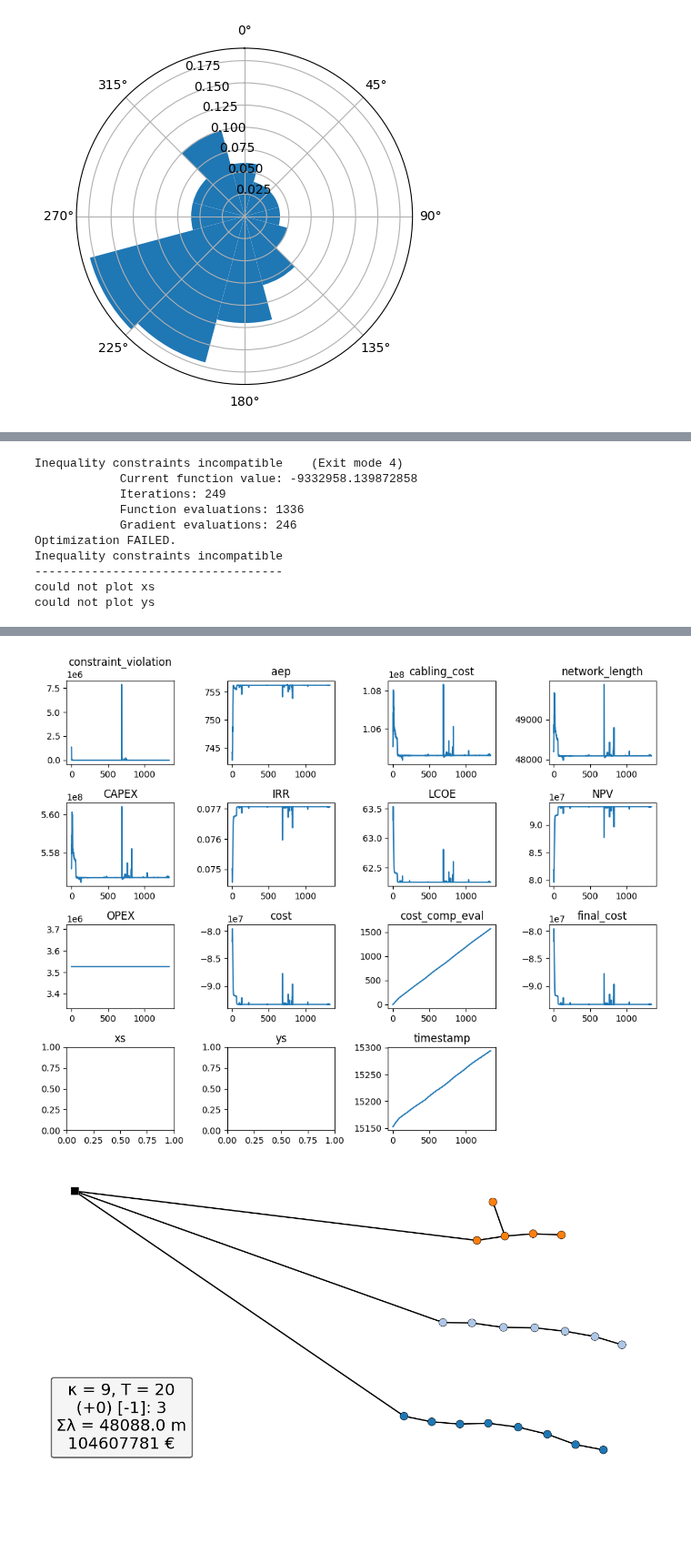
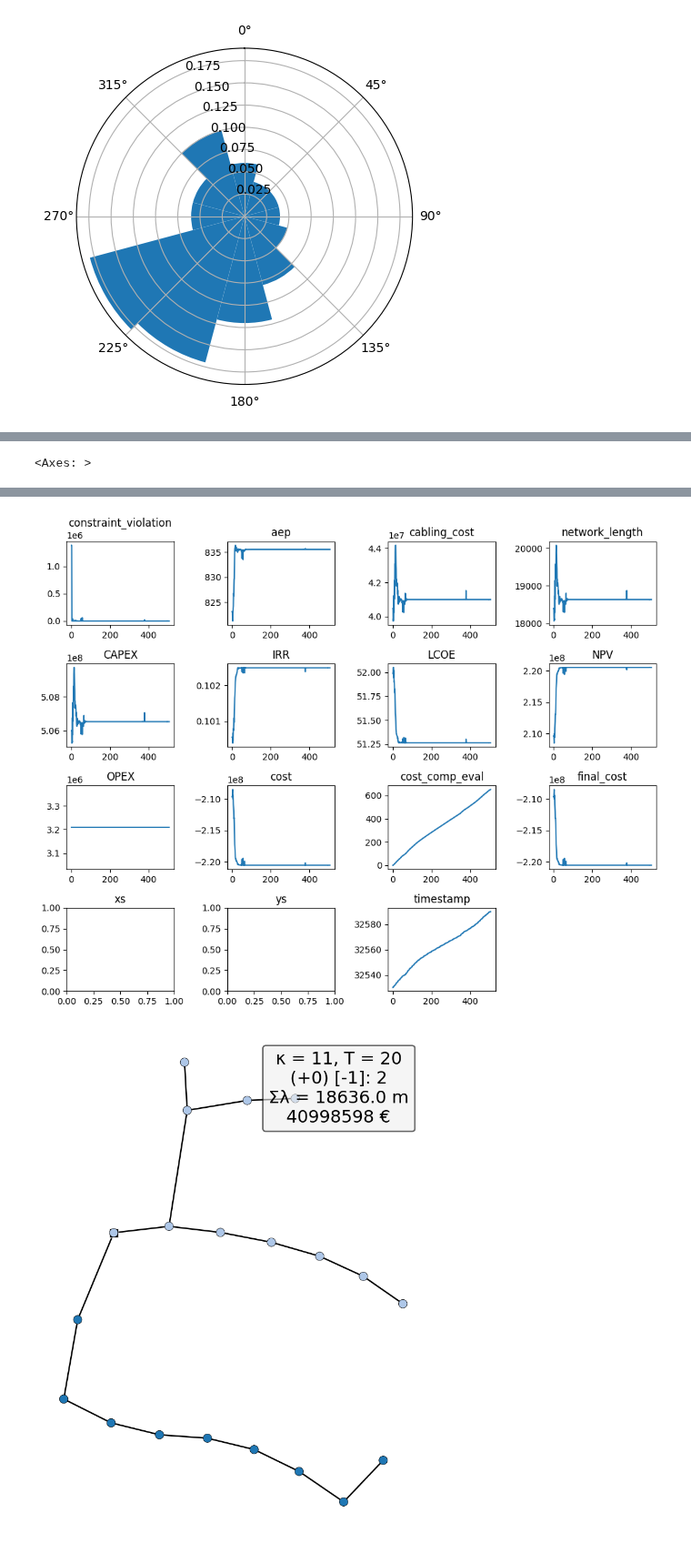
Before and after one commit to Xeidit/WindFarm2, a Jupyter notebook: WindFarmSimAndOptimisation.ipynb, the cells around one changed output, grey strips where cells are left out. Shown at 91% size. Drawn from its saved outputs; the diff is of its cells as text; code cells hidden in the pictures; blank space fills up the shorter version.

Commit message:
Added cable calcs

```diff
--- a/WindFarmSimAndOptimisation.ipynb
+++ b/WindFarmSimAndOptimisation.ipynb
@@ -40,12 +44,13 @@ from py_wake.wind_turbines import WindTurbines
 from py_wake.examples.data.dtu10mw import DTU10MW
 from py_wake.wind_turbines import WindTurbine, WindTurbines
 from py_wake.wind_turbines.power_ct_functions import PowerCtTabular
+from py_wake.wind_turbines.generic_wind_turbines import GenericWindTurbine
 import numpy as np
 
-diameter = 200 #Turbine blade diameter in m
-hub_height = 127 #Hub height in m
+diameter = 201 #Turbine blade diameter in m
+hub_height = 145 #Hub height in m
+wt = GenericWindTurbine('G10MW', diameter, hub_height, power_norm=10000, turbulence_intensity=.1)
 
-wt = DTU10MW() #Example 10mw turbine https://backend.orbit.dtu.dk/ws/portalfiles/portal/55645274/The_DTU_10MW_Reference_Turbine_Christian_Bak.pdf
 
 #Plot Data
 print('****Wind turbine specifications****\n')
@@ -60,12 +65,10 @@ wt = WindTurbine(name='MyWT',
                     diameter=124,
                     hub_height=320,
                     powerCtFunction=PowerCtTabular(u,power,'kW',thrust_coeff))
-
+Source: https://www.pythonpool.com/pywake-library/
 or
 
-wt = GenericWindTurbine('G10MW', 180, 120, power_norm=10000, turbulence_intensity=.1)
-
-Source: https://www.pythonpool.com/pywake-library/
+wt = DTU10MW() #Example 10mw turbine https://backend.orbit.dtu.dk/ws/portalfiles/portal/55645274/The_DTU_10MW_Reference_Turbine_Christian_Bak.pdf
 '''
 # %% [output]
 ****Wind turbine specifications****
@@ -179,9 +171,7 @@ from topfarm.plotting import XYPlotComp, NoPlot
 from topfarm.utils import plot_list_recorder
 from topfarm.cost_models.electrical.optiwindnet_wrapper import WFNComponent
 
-from py_wake.examples.data.iea37 import IEA37_WindTurbines
 from py_wake import BastankhahGaussian
-from py_wake.examples.data.hornsrev1 import Hornsrev1Site
 
 
 from costmodels.finance import Depreciation, Technology, Product
@@ -210,9 +200,8 @@ def d2m_lon(d, lat_deg):
 # Inputs
 plot = True
 maxiter = 1000
-sigma = 3000.0
 # Here you set up cables [<number of turbines can be connected>, <price in € per meter>]
-cables = np.array([(2, 2000), (9, 2200)])
+cables = np.array([(11, 2200)])
 LIFETIME = 25  # years
 el_price = 71.91  # fixed ppa price Euro per MWh
 driver = EasyScipyOptimizeDriver(maxiter=maxiter)
@@ -241,6 +230,7 @@ boundry_longLat = [
 
 boundary = [[0] for _ in range(len(boundry_longLat))] # Pre-allocate space for boundry in m
 
+# Convert from global coordinates to M with 0 being the location of the bottom left turbine
 for b in range(len(boundry_longLat)):
     relative_long = boundry_longLat[b][0] - boundry_longLat[0][0]
     boundary[b][0] = d2m_lon(relative_long, boundry_longLat[b][1])
@@ -267,12 +257,11 @@ turbines_pos=np.asarray([wt_x,wt_y]).T
 
 #Define Substation position
 
-shore_point_longLat = [(-2.220078, 56.877168)] #Shore point longatude, Latitude
+#shore_point_longLat = [(-2.220078, 56.877168)] #Shore point longatude, Latitude
+shore_point_longLat = [(-2.0449120958316636, 56.84866851327252)] #collection point longatude, Latitude
 
 shore_point_relative_long = shore_point_longLat[0][0] - boundry_longLat[0][0]
 shore_point_relative_lat = shore_point_longLat[0][1] - boundry_longLat[0][1]
-
-
 
 substations_pos = np.asarray(
     [[
@@ -281,12 +270,9 @@ substations_pos = np.asarray(
     ]]
 )
 
-#windTurbines = wt (Already Defined)
-#site = site (Site already defined)
-wfm = BastankhahGaussian(site, wt)
+wfm = BastankhahGaussian(site, wt) #Define wind farm model
 
 #Water Depth
-
 def water_depth_func(x, y, **kwargs):
     return np.full(len(x), 50.0)   # constant 50 m depth
 
@@ -304,16 +290,18 @@ def water_depth_func(x, y, **kwargs):
 '''
 
 #Econamy
-Drotor_vector = [wt.diameter()] * n_wt
-power_rated_vector = [float(wt.power(20)) * 1e-6] * n_wt
+Drotor_vector = [wt.diameter()] * n_wt #Diameter of each turbine
+power_rated_vector = [float(wt.power(wind_speed)) * 1e-6] * n_wt # Rated power at wind speed
 hub_height_vector = [wt.hub_height()] * n_wt
-simres = wfm(wt_x, wt_y)
-aep_ref = simres.aep().values.sum()
-RP_MW = wt.power(20) * 1e-6
-CF_ref = aep_ref * 1e3 / (RP_MW * 24 * 365 * n_wt)
+simres = wfm(wt_x, wt_y) # Rus simulation
+aep_ref = simres.aep().values.sum() #Get AEP
+RP_MW = wt.power(wind_speed) * 1e-6
+CF_ref = aep_ref * 1e3 / (RP_MW * 24 * 365 * n_wt) #Capacity factor (Used in calcs)
 
-cost_model = DTUOffshoreCostModel(
-    rated_power=wt.power(20) / 1e6,
+print("Capacity in MW: ",RP_MW * n_wt)
+
+cost_model = DTUOffshoreCostModel( # Estimate capital Expenditure to build windfarm
+    rated_power=wt.power(wind_speed) / 1e6,
     rotor_speed=10.0,
     rotor_diameter=wt.diameter(),
     hub_height=wt.hub_height(),
@@ -375,6 +363,7 @@ def economic_func_grad(aep, water_depth, cabling_cost, **kwargs):
 #Components
 aep_comp = PyWakeAEPCostModelComponent(wfm, n_wt, objective=False, output_key="aep")
 
+#Water depth cost component (Not used at the moment)
 water_depth_component = CostModelComponent(
     input_keys=[("x", np.zeros(n_wt)), ("y", np.zeros(n_wt))],
     n_wt=n_wt,
@@ -385,6 +374,8 @@ water_depth_component = CostModelComponent(
 
 
 cable_component = WFNComponent(turbines_pos, substations_pos, cables)
+
+#Build component for Net Present Value to maximise
 
 npv_comp = CostModelComponent(
     input_keys=[("aep", 0), ("water_depth", np.zeros(n_wt)), ("cabling_cost", 0)],
@@ -422,8 +413,8 @@ tf = TopFarmProblem(
 
 
 #Smart Start
-'''
-x = np.linspace(x_min, x_max, 1000)
+
+'''x = np.linspace(x_min, x_max, 1000)
 y = np.linspace(y_min, y_max, 1000)
 YY, XX = np.meshgrid(y, x)
 tf.smart_start(
@@ -442,10 +433,0 @@ tf.model.cost_comp.comp_2.wfn.plot()
-Inequality constraints incompatible    (Exit mode 4)
-            Current function value: -9332958.139872858
-            Iterations: 249
-            Function evaluations: 1336
-            Gradient evaluations: 246
-Optimization FAILED.
-Inequality constraints incompatible
------------------------------------
-could not plot xs
-could not plot ys
@@ -452,0 +443 @@ could not plot ys
+<Axes: >
@@ -454,5 +445,5 @@ could not plot ys
-[figure, old version]
+[figure, new version]
-[figure, old version]
+[figure, new version]
 # %%
 
 #Define Engineering windfarm model for new layout
```
Also changed, not shown: parts of 11 cells of this notebook, 8 other files.
